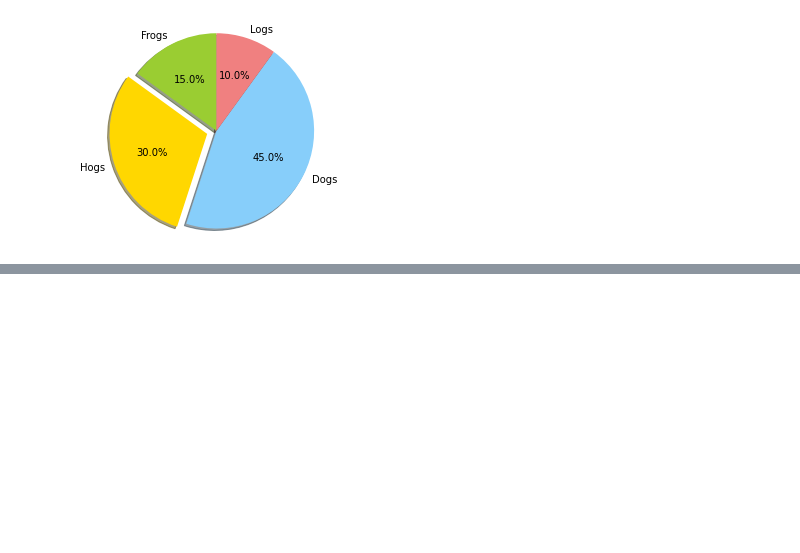
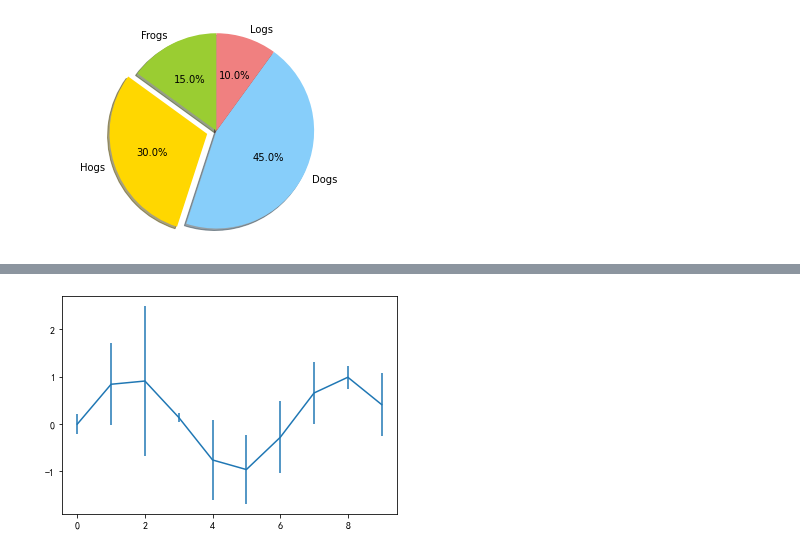
Before and after one commit to TinyHandsome/BookStudy, a Jupyter notebook: books/book_Python数据分析与挖掘实战/2-matplotlib.ipynb, the cells around one changed output, grey strips where cells are left out. Drawn from its saved outputs; the diff is of its cells as text; code cells hidden in the pictures; blank space fills up the shorter version.

```diff
--- a/books/book_Python数据分析与挖掘实战/2-matplotlib.ipynb
+++ b/books/book_Python数据分析与挖掘实战/2-matplotlib.ipynb
@@ -72,0 +104,7 @@ plt.show()
+# %%
+error = np.random.randn(10)
+y = pd.Series(np.sin(np.arange(10)))
+y.plot(yerr=error)
+plt.show()
+# %% [output]
+[figure, added]
```
Also changed, not shown: parts of 7 cells of this notebook, 14 other files.
